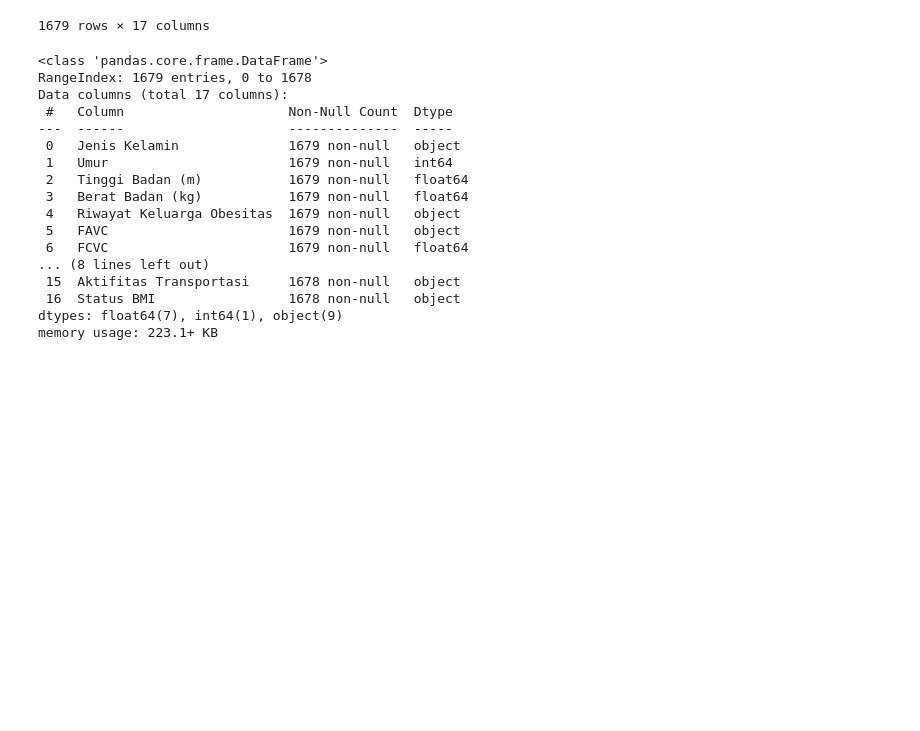
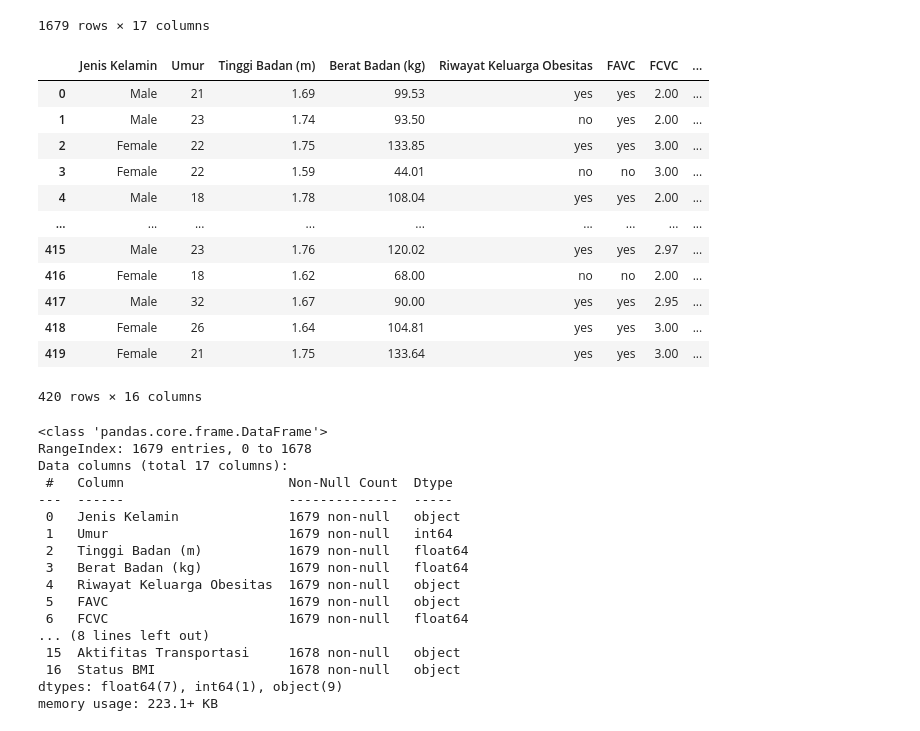
Before and after one commit to firarru/Matkul-ML, a Jupyter notebook: UTS_ML.ipynb, the cells around one changed output. Cells and saved outputs as stored; diff of their text form; code cells hidden in the pictures; blank space fills up the shorter version.

```diff
--- a/UTS_ML.ipynb
+++ b/UTS_ML.ipynb
@@ -24,6 +24,23 @@ df_train
 | 1677 | Male | 19 | 1.80 | 80.00 | no | yes | 2.00 | ... |
 | 1678 | Female | 21 | 1.68 | 121.64 | yes | yes | 3.00 | ... |
 1679 rows × 17 columns
+# %%
+df_test = pd.read_excel("https://raw.githubusercontent.com/firarru/ML-Manual-Naive-Bayes/uts/Dataset/test_data.xlsx")
+df_test
+# %% [output]
+|  | Jenis Kelamin | Umur | Tinggi Badan (m) | Berat Badan (kg) | Riwayat Keluarga Obesitas | FAVC | FCVC | ... |
+| 0 | Male | 21 | 1.69 | 99.53 | yes | yes | 2.00 | ... |
+| 1 | Male | 23 | 1.74 | 93.50 | no | yes | 2.00 | ... |
+| 2 | Female | 22 | 1.75 | 133.85 | yes | yes | 3.00 | ... |
+| 3 | Female | 22 | 1.59 | 44.01 | no | no | 3.00 | ... |
+| 4 | Male | 18 | 1.78 | 108.04 | yes | yes | 2.00 | ... |
+| ... | ... | ... | ... | ... | ... | ... | ... | ... |
+| 415 | Male | 23 | 1.76 | 120.02 | yes | yes | 2.97 | ... |
+| 416 | Female | 18 | 1.62 | 68.00 | no | no | 2.00 | ... |
+| 417 | Male | 32 | 1.67 | 90.00 | yes | yes | 2.95 | ... |
+| 418 | Female | 26 | 1.64 | 104.81 | yes | yes | 3.00 | ... |
+| 419 | Female | 21 | 1.75 | 133.64 | yes | yes | 3.00 | ... |
+420 rows × 16 columns
 # %%
 df_train.info()
 # %% [output]
```
Also changed, not shown: parts of 25 cells of this notebook.
